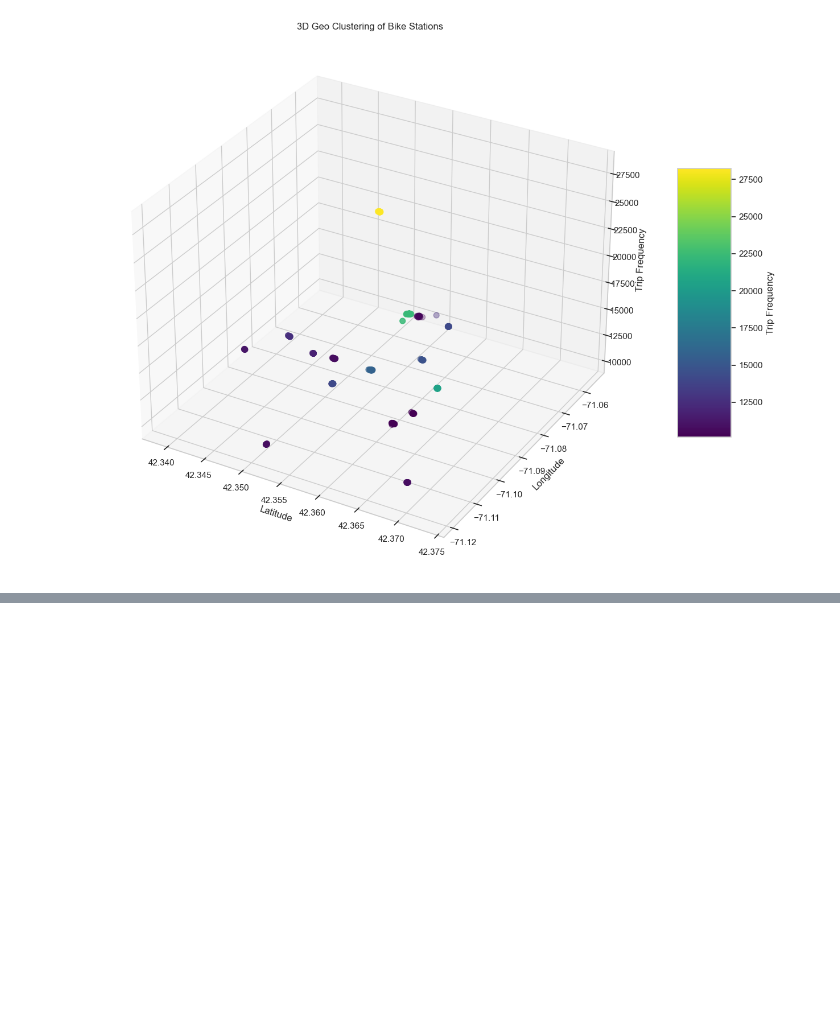
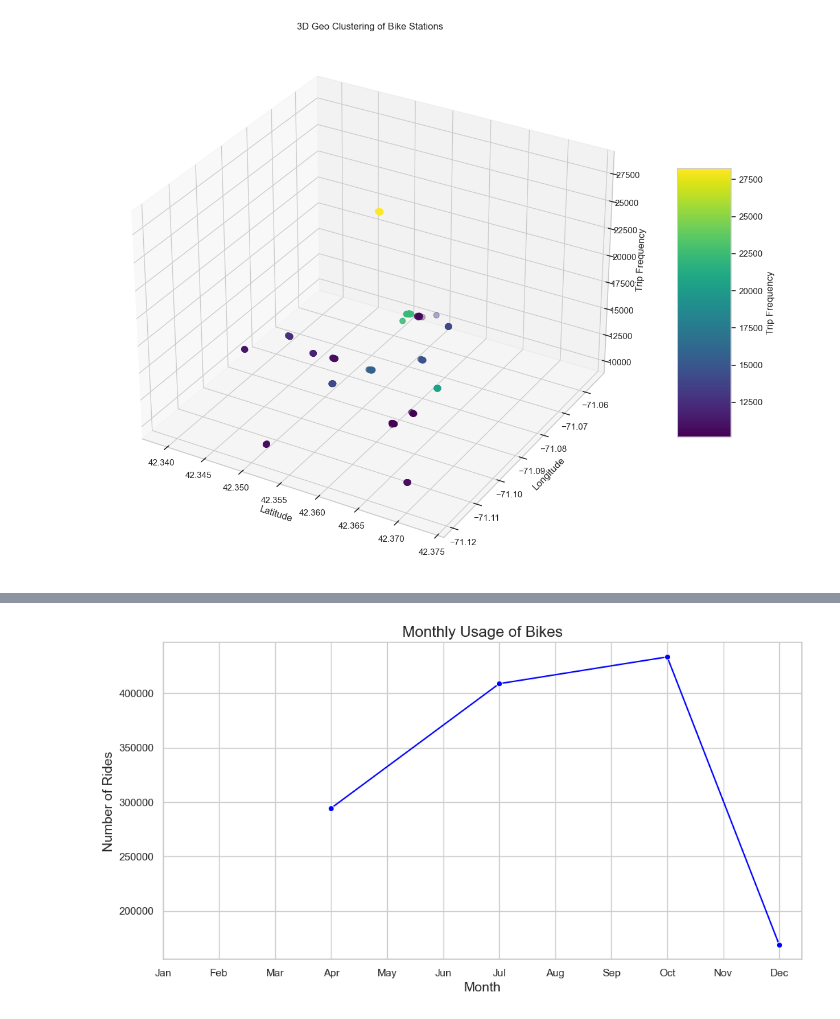
Before and after one commit to amariparris/BikeShare_ClusteringAnalysis, a Jupyter notebook: Data/initial_stuff.ipynb, the cells around one changed output, grey strips where cells are left out. Drawn from its saved outputs; the diff is of its cells as text; code cells hidden in the pictures; blank space fills up the shorter version.

Commit message:
initial_attempts_clustering

```diff
--- a/Data/initial_stuff.ipynb
+++ b/Data/initial_stuff.ipynb
@@ -404,3 +401 @@ Index(['ride_id', 'rideable_type', 'started_at', 'ended_at',
       dtype='object')
-# %%
-filtered_df.drop(['hour_of_day', 'day_of_week'], inplace=True, axis = 1)
@@ -533,0 +573,4 @@ map_boston.save('filtered_10k_boston_bike_stations_heatmap.html')
+# %%
+clustering_df = filtered_df[['start_lat', 'start_lng', 'duration_minutes', 'trip_distance', 'trip_frequency', 'season', 'AvgTemp', 'start_month', 'start_day', 'start_hour', 'member_casual', 'rideable_type']]
+
+# 'end_lat','end_lng' 'ride_id'
@@ -533,0 +582,9 @@ map_boston.save('filtered_10k_boston_bike_stations_heatmap.html')
+# %%
+seasonal_order = {
+    'spring' : 1,
+    'summer' : 2,
+    'fall' : 3,
+    'winter' : 4
+}
+
+clustering_df['season_ordinal'] = clustering_df['season'].map(seasonal_order)
@@ -533,0 +611,11 @@ map_boston.save('filtered_10k_boston_bike_stations_heatmap.html')
+# %%
+plt.figure(figsize=(12, 6))
+sns.lineplot(x=clustering_df.groupby('start_month').size().index, y=df.groupby('start_month').size().values, marker='o', linestyle='-', color='blue')
+plt.title('Monthly Usage of Bikes', fontsize=16)
+plt.xlabel('Month', fontsize=14)
+plt.ylabel('Number of Rides', fontsize=14)
+plt.xticks(ticks=range(1, 13), labels=['Jan', 'Feb', 'Mar', 'Apr', 'May', 'Jun', 'Jul', 'Aug', 'Sep', 'Oct', 'Nov', 'Dec'])
+plt.grid(True)
+plt.show()
+# %% [output]
+[figure, added]
```
Also changed, not shown: parts of 69 cells of this notebook, 11 other files.
